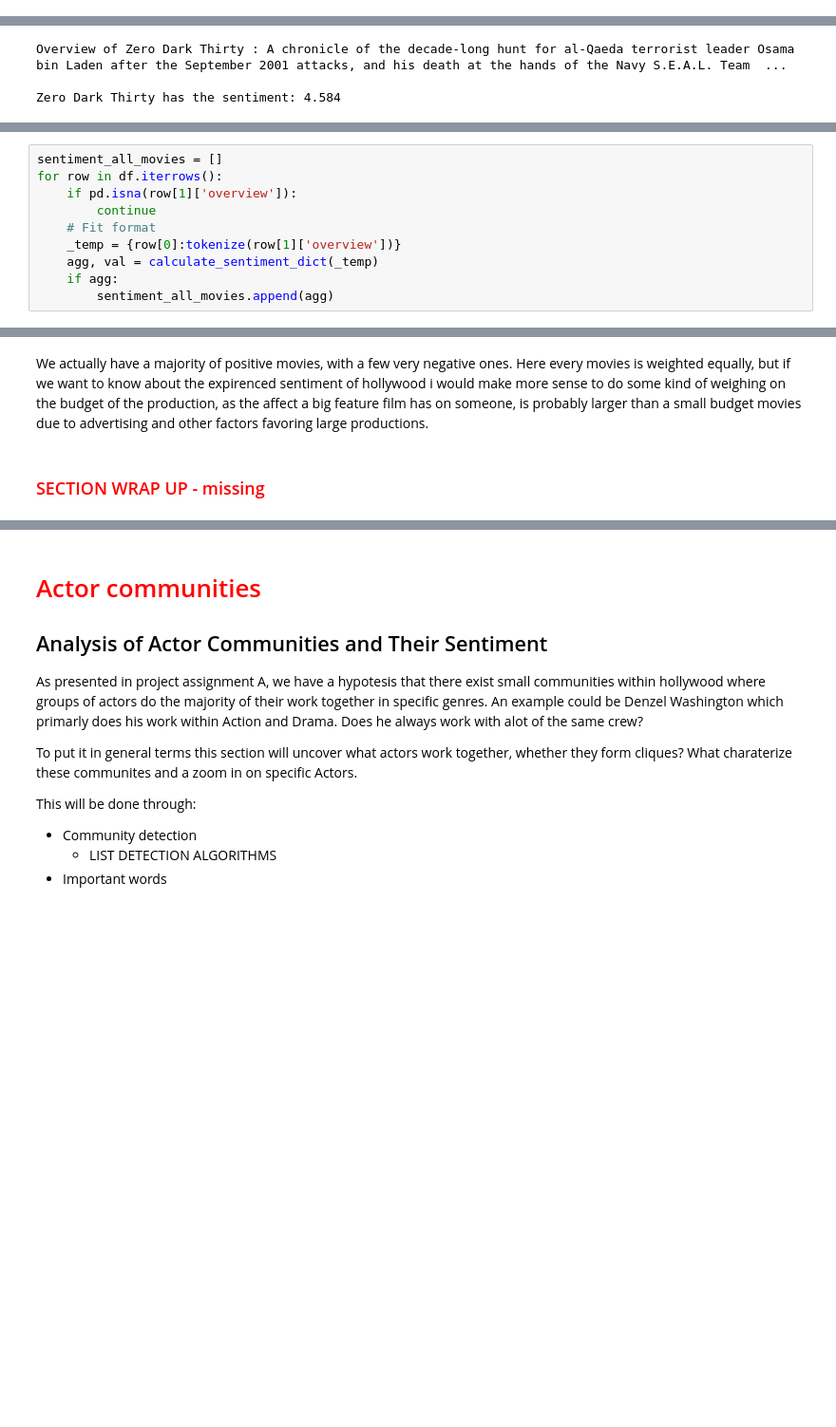
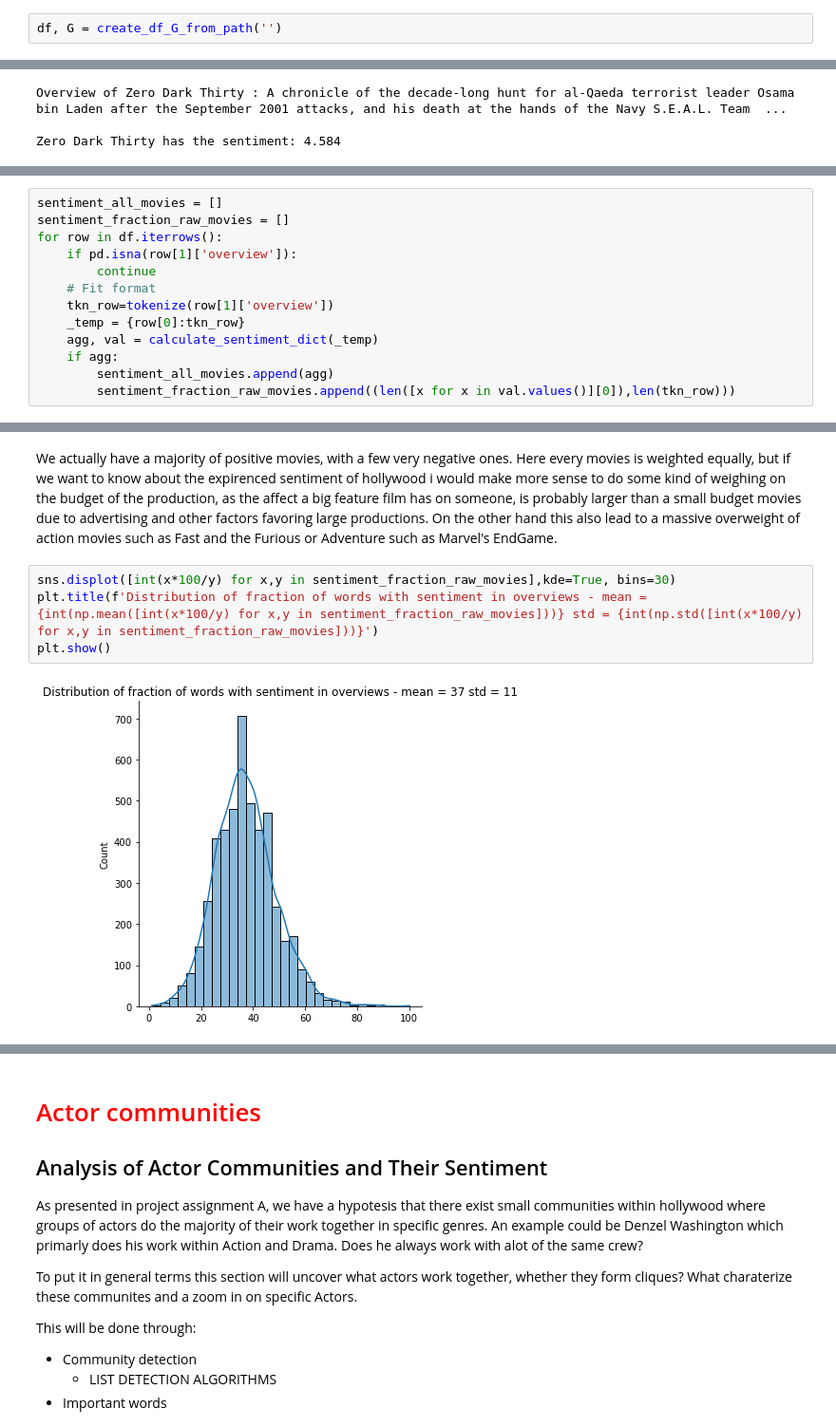
Before and after one commit to GSHDK/Social-Graphs-and-Interactions, a Jupyter notebook: Project assignment B.ipynb, the cells around one changed output, grey strips where cells are left out. Shown at 95% size. Cells and saved outputs as stored; diff of their text form; blank space fills up the shorter version.

```diff
--- a/Project assignment B.ipynb
+++ b/Project assignment B.ipynb
@@ -73,3 +71,5 @@ df, G = create_df_G_from_path(r'C:\Users\bilto\OneDrive\Uddannelse\Skole\DTU\028
+# %%
+df, G = create_df_G_from_path('')
 # %% [markdown]
 ### Network investigation
 To gain deeper insight into our network we will start off by letting the data talk
@@ -941,13 +946,16 @@ Zero dark thirty has a low sentiment as expected, but how does the distribution
 # %%
 sentiment_all_movies = []
+sentiment_fraction_raw_movies = []
 for row in df.iterrows():
     if pd.isna(row[1]['overview']):
         continue
     # Fit format
-    _temp = {row[0]:tokenize(row[1]['overview'])}
+    tkn_row=tokenize(row[1]['overview'])
+    _temp = {row[0]:tkn_row}
     agg, val = calculate_sentiment_dict(_temp)
     if agg:
         sentiment_all_movies.append(agg)
+        sentiment_fraction_raw_movies.append((len([x for x in val.values()][0]),len(tkn_row)))
 # %%
 sns.displot([y for x in sentiment_all_movies for y in list(x.values())], kde=True)
 plt.title('Histogram of sentiment score of movies across the dataset')
@@ -957,4 +967,8 @@ plt.show()
 # %% [markdown]
-We actually have a majority of positive movies, with a few very negative ones. Here every movies is weighted equally,  but if we want to know about the expirenced sentiment of hollywood i would make more sense to do some kind of weighing on the budget of the production, as the affect a big feature film has on someone, is probably larger than a small budget movies due to advertising and other factors favoring large productions.
+We actually have a majority of positive movies, with a few very negative ones. Here every movies is weighted equally,  but if we want to know about the expirenced sentiment of hollywood i would make more sense to do some kind of weighing on the budget of the production, as the affect a big feature film has on someone, is probably larger than a small budget movies due to advertising and other factors favoring large productions. On the other hand this also lead to a massive overweight of action movies such as Fast and the Furious or Adventure such as Marvel's EndGame.
-# %% [markdown]
-### <span style="color:red">SECTION WRAP UP - missing</span>
+# %%
+sns.displot([int(x*100/y) for x,y in sentiment_fraction_raw_movies],kde=True, bins=30)
+plt.title(f'Distribution of fraction of words with sentiment in overviews - mean = {int(np.mean([int(x*100/y) for x,y in sentiment_fraction_raw_movies]))} std = {int(np.std([int(x*100/y) for x,y in sentiment_fraction_raw_movies]))}')
+plt.show()
+# %% [output]
+[figure, added]
```
Also changed, not shown: parts of 13 cells of this notebook.
